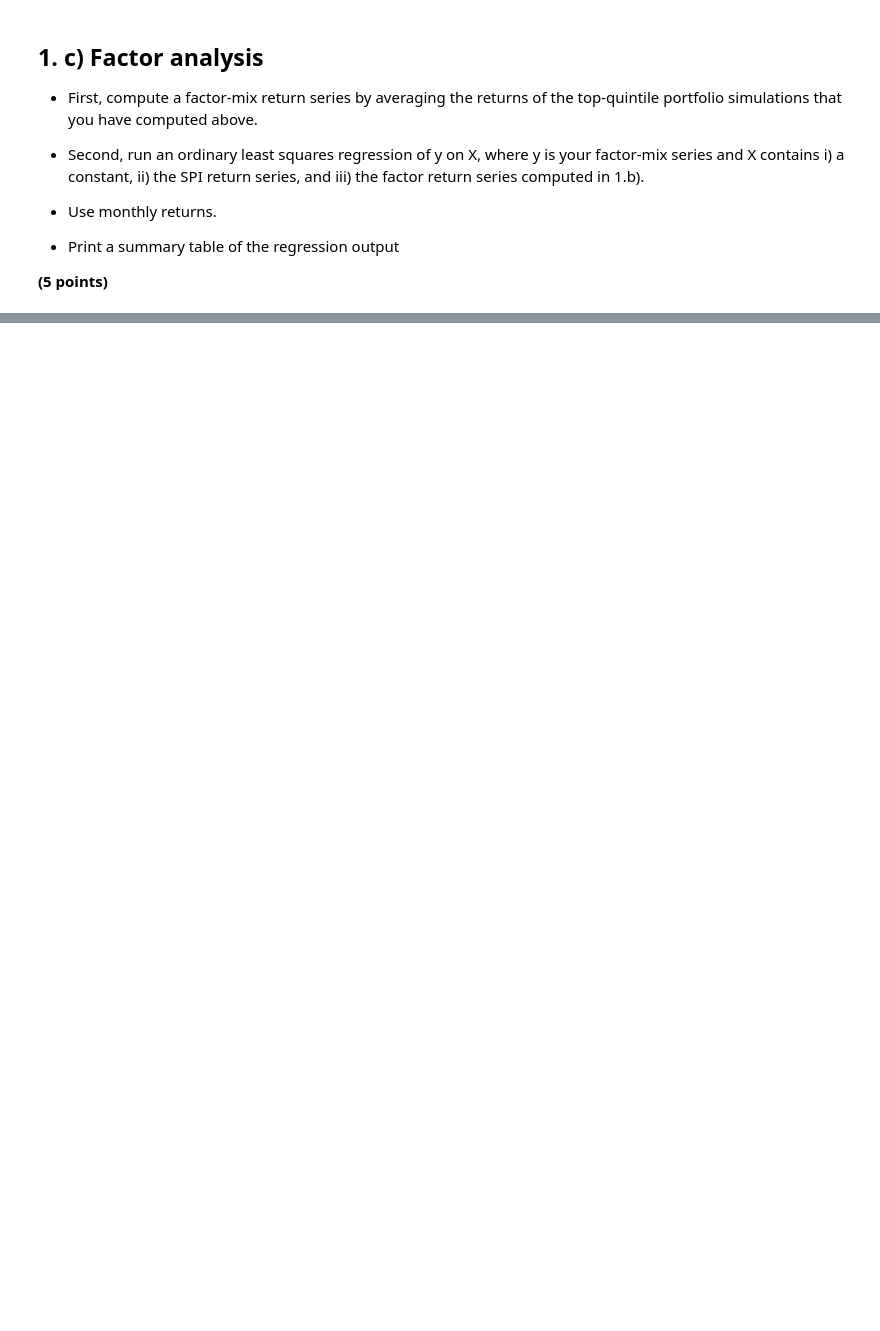
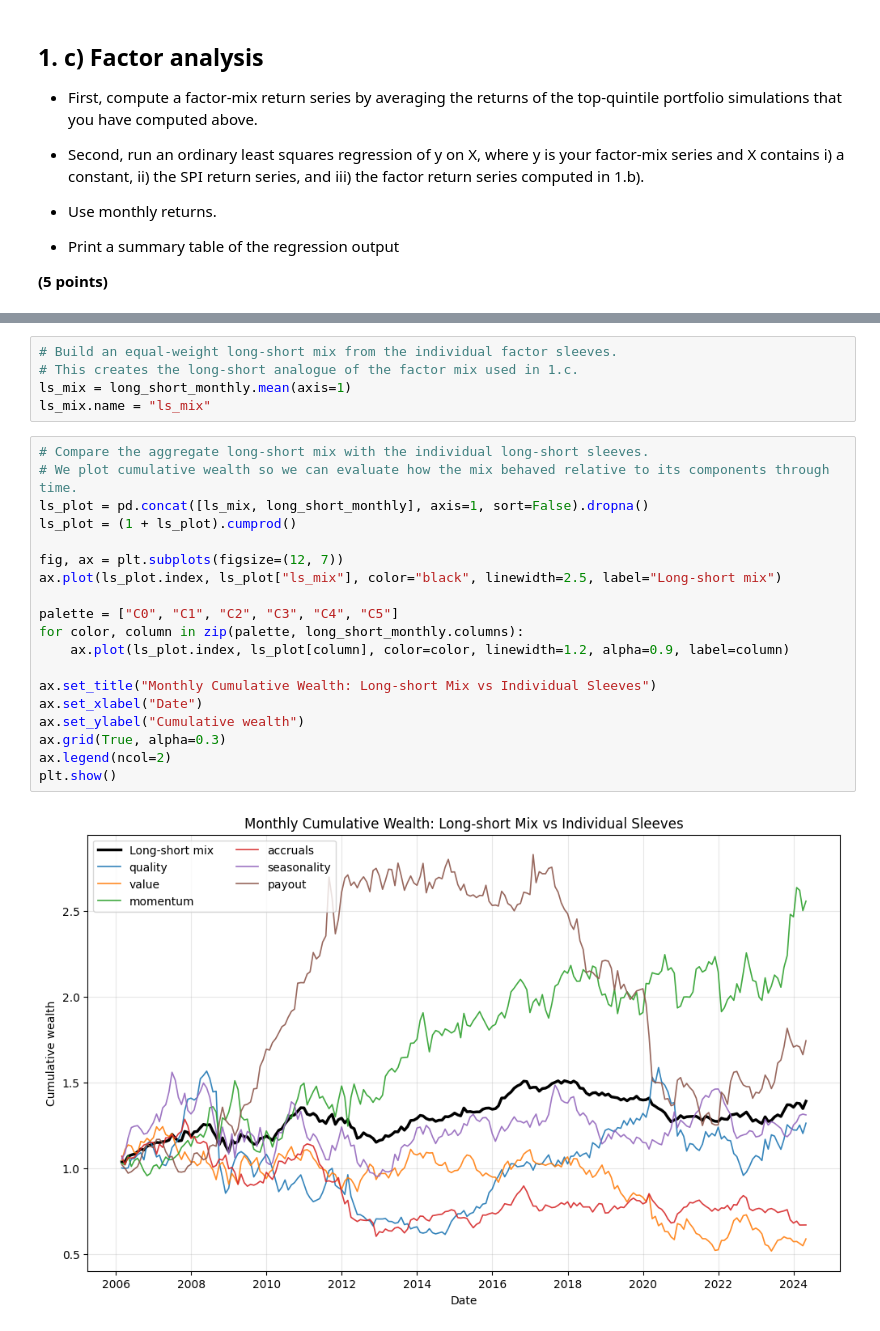
Before and after one commit to MatildeVenturi/qpmwp-course, a Jupyter notebook: assignments/assignment_4.ipynb, the cells around one changed output, grey strips where cells are left out. Cells and saved outputs as stored; diff of their text form; blank space fills up the shorter version.

```diff
--- a/assignments/assignment_4.ipynb
+++ b/assignments/assignment_4.ipynb
@@ -404,0 +587,26 @@ Notes:
+# %%
+# Build an equal-weight long-short mix from the individual factor sleeves.
+# This creates the long-short analogue of the factor mix used in 1.c.
+ls_mix = long_short_monthly.mean(axis=1)
+ls_mix.name = "ls_mix"
+# %%
+# Compare the aggregate long-short mix with the individual long-short sleeves.
+# We plot cumulative wealth so we can evaluate how the mix behaved relative to its components through time.
+ls_plot = pd.concat([ls_mix, long_short_monthly], axis=1, sort=False).dropna()
+ls_plot = (1 + ls_plot).cumprod()
+
+fig, ax = plt.subplots(figsize=(12, 7))
+ax.plot(ls_plot.index, ls_plot["ls_mix"], color="black", linewidth=2.5, label="Long-short mix")
+
+palette = ["C0", "C1", "C2", "C3", "C4", "C5"]
+for color, column in zip(palette, long_short_monthly.columns):
+    ax.plot(ls_plot.index, ls_plot[column], color=color, linewidth=1.2, alpha=0.9, label=column)
+
+ax.set_title("Monthly Cumulative Wealth: Long-short Mix vs Individual Sleeves")
+ax.set_xlabel("Date")
+ax.set_ylabel("Cumulative wealth")
+ax.grid(True, alpha=0.3)
+ax.legend(ncol=2)
+plt.show()
+# %% [output]
+[figure, added]
```
Also changed, not shown: parts of 15 cells of this notebook.
